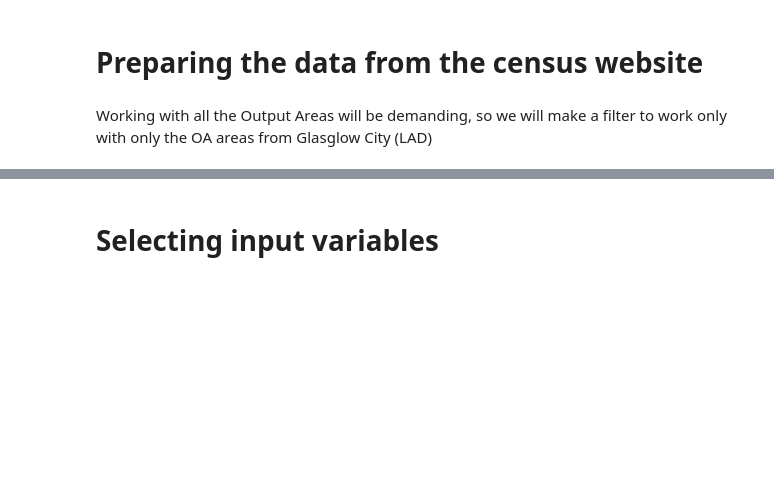
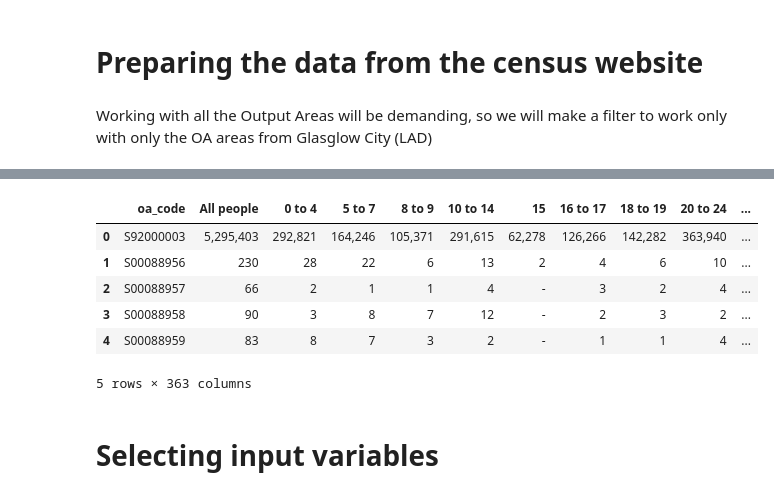
Before and after one commit to beapinol/UrbanAn, a Jupyter notebook: Lab_Six/UA_LabWorkbook_6.ipynb, the cells around one changed output, grey strips where cells are left out. Saved outputs shown, nothing was run; the diff lists cells and outputs as text; code cells hidden in the pictures; blank space fills up the shorter version.

```diff
--- a/Lab_Six/UA_LabWorkbook_6.ipynb
+++ b/Lab_Six/UA_LabWorkbook_6.ipynb
@@ -106,3 +115,13 @@ merged_data = gdf.merge(csv_data, left_on='code', right_on='oa_code', how='left'
+# %%
+csv_data.head()
+# %% [output]
+|  | oa_code | All people | 0 to 4 | 5 to 7 | 8 to 9 | 10 to 14 | 15 | 16 to 17 | 18 to 19 | 20 to 24 | ... |
+| 0 | S92000003 | 5,295,403 | 292,821 | 164,246 | 105,371 | 291,615 | 62,278 | 126,266 | 142,282 | 363,940 | ... |
+| 1 | S00088956 | 230 | 28 | 22 | 6 | 13 | 2 | 4 | 6 | 10 | ... |
+| 2 | S00088957 | 66 | 2 | 1 | 1 | 4 | - | 3 | 2 | 4 | ... |
+| 3 | S00088958 | 90 | 3 | 8 | 7 | 12 | - | 2 | 3 | 2 | ... |
+| 4 | S00088959 | 83 | 8 | 7 | 3 | 2 | - | 1 | 1 | 4 | ... |
+5 rows × 363 columns
 # %% [markdown]
 # Selecting input variables
 # %% [markdown]
```
Also changed, not shown: parts of 34 cells of this notebook, 3 other files.
